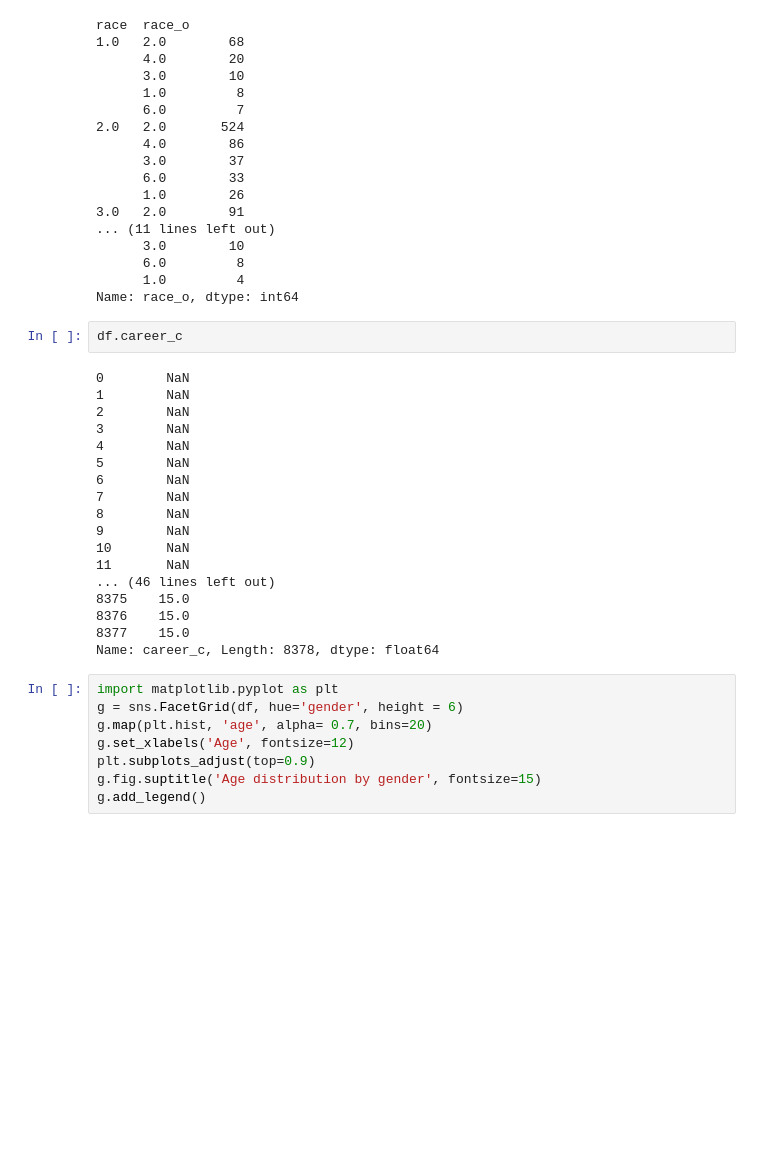
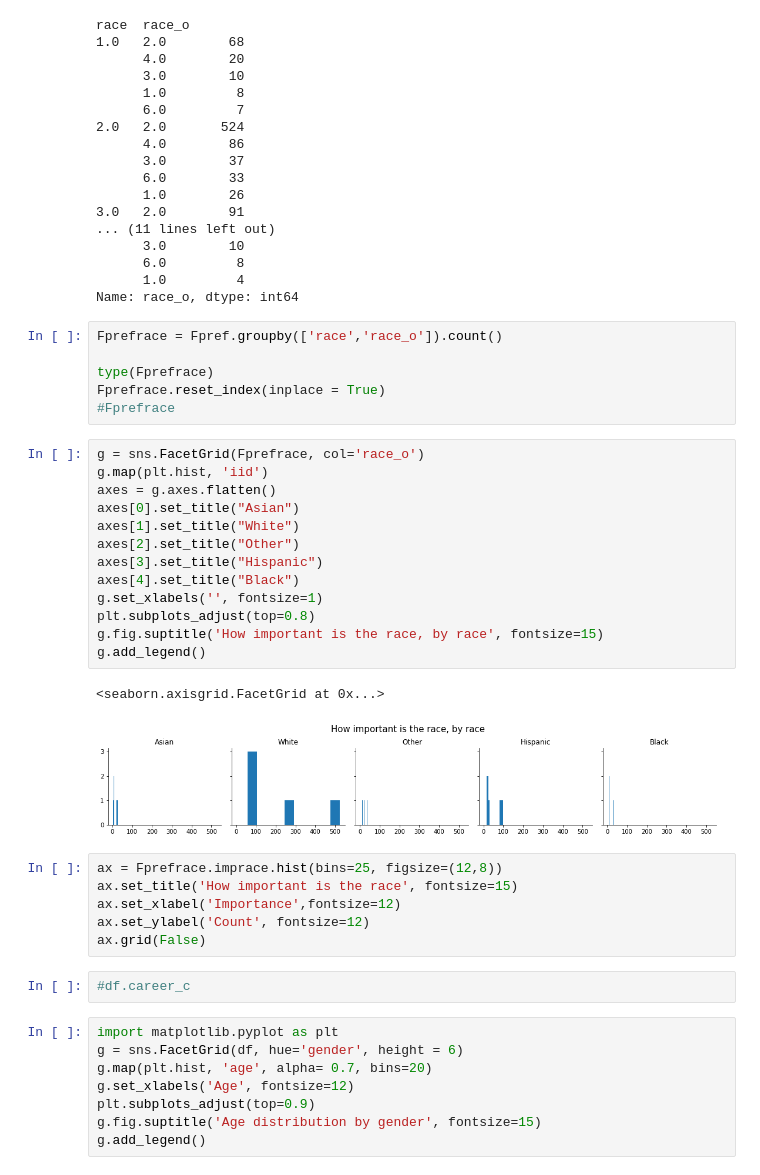
Before and after one commit to kshitijasankhe/SpeedDatingDataset, a Jupyter notebook: Findings.ipynb, the cells around one changed output. Drawn from its saved outputs; the diff is of its cells as text; blank space fills up the shorter version.

```diff
--- a/Findings.ipynb
+++ b/Findings.ipynb
@@ -322,26 +322,36 @@ race  race_o
       6.0         8
       1.0         4
 Name: race_o, dtype: int64
-# %%
-df.career_c
-# %% [output]
-0        NaN
-1        NaN
-2        NaN
-3        NaN
-4        NaN
-5        NaN
-6        NaN
-7        NaN
-8        NaN
-9        NaN
-10       NaN
-11       NaN
-... (46 lines left out)
-8375    15.0
-8376    15.0
-8377    15.0
-Name: career_c, Length: 8378, dtype: float64
+# %%
+Fprefrace = Fpref.groupby(['race','race_o']).count()
+
+type(Fprefrace)
+Fprefrace.reset_index(inplace = True)
+#Fprefrace
+# %%
+g = sns.FacetGrid(Fprefrace, col='race_o')
+g.map(plt.hist, 'iid')
+axes = g.axes.flatten()
+axes[0].set_title("Asian")
+axes[1].set_title("White")
+axes[2].set_title("Other")
+axes[3].set_title("Hispanic")
+axes[4].set_title("Black")
+g.set_xlabels('', fontsize=1)
+plt.subplots_adjust(top=0.8)
+g.fig.suptitle('How important is the race, by race', fontsize=15)
+g.add_legend()
+# %% [output]
+<seaborn.axisgrid.FacetGrid at 0x...>
+[figure, added]
+# %%
+ax = Fprefrace.imprace.hist(bins=25, figsize=(12,8))
+ax.set_title('How important is the race', fontsize=15)
+ax.set_xlabel('Importance',fontsize=12)
+ax.set_ylabel('Count', fontsize=12)
+ax.grid(False)
+# %%
+#df.career_c
 # %%
 import matplotlib.pyplot as plt
 g = sns.FacetGrid(df, hue='gender', height = 6)
```
